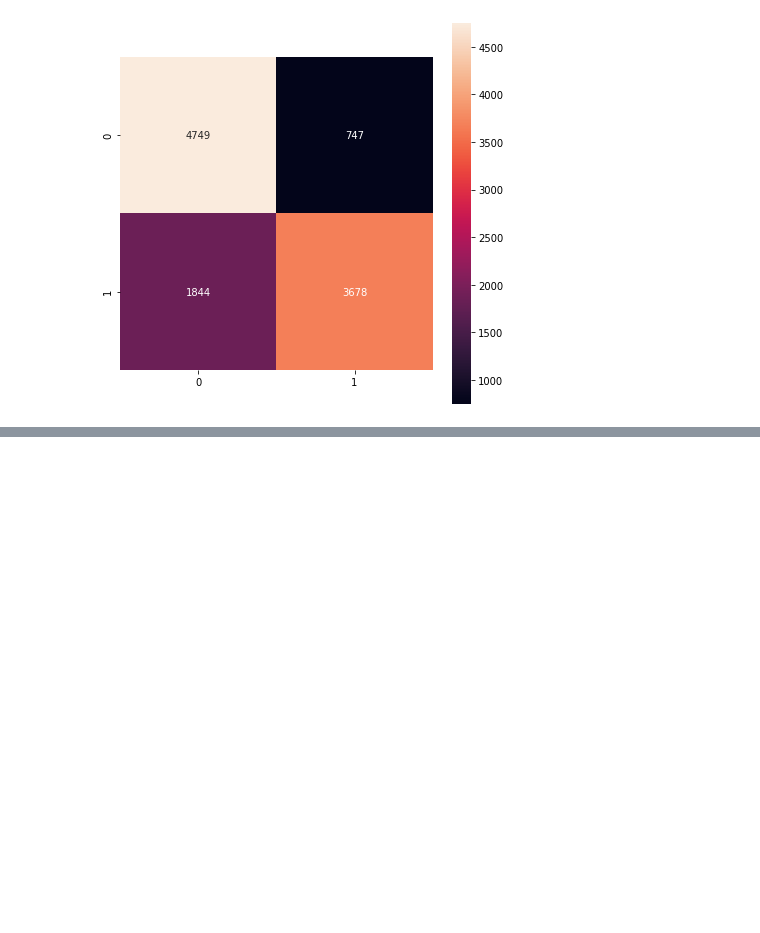
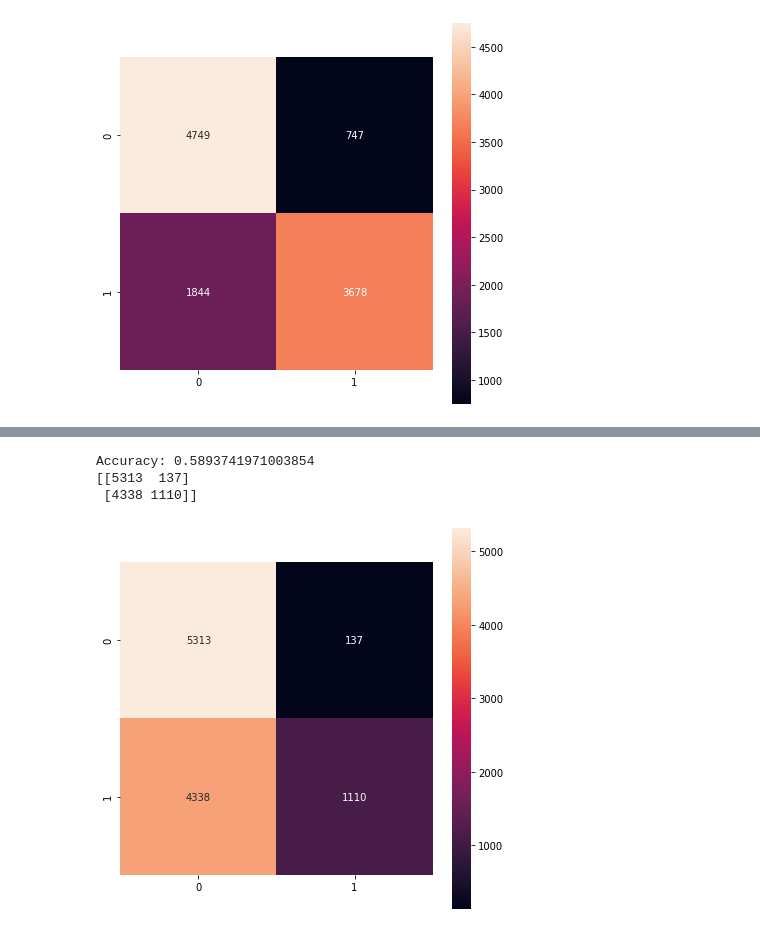
Before and after one commit to JavierAlvarezBenito/Python-imdea, a Jupyter notebook: Mexico_Classification.ipynb, the cells around one changed output, grey strips where cells are left out. Cells and saved outputs as stored; diff of their text form; code cells hidden in the pictures; blank space fills up the shorter version.

```diff
--- a/Mexico_Classification.ipynb
+++ b/Mexico_Classification.ipynb
@@ -1293,0 +1369,8 @@ Total accuracy: 76.48393537847159 %
+# %%
+from imblearn.under_sampling import NearMiss
+
+#undersample = NearMiss(version=3, n_neighbors_ver3=3)
+undersample = NearMiss(version=1, n_neighbors=3,random_state=11)
+# transform the dataset
+X, Y = undersample.fit_resample(X, Y)
+X_NA, Y_NA = undersample.fit_resample(X_NA, Y_NA)
@@ -1293,0 +1401,18 @@ Total accuracy: 76.48393537847159 %
+# %%
+X_train, X_test, Y_train, Y_test = train_test_split(X, Y, test_size = 0.2, random_state=2)
+
+
+X_train_NA, X_test_NA, Y_train_NA, Y_test_NA = train_test_split(X_NA, Y_NA, test_size = 0.2, random_state=2)
+# %%
+print('Accuracy:',accuracy_score(Y_test,X_test))
+
+matrix = confusion_matrix(Y_test, X_test)
+print(matrix)
+plt.figure(figsize=(7,7))
+sns.heatmap(matrix,annot=True, square = True, fmt='g')
+plt.show()
+# %% [output]
+Accuracy: 0.5893741971003854
+[[5313  137]
+ [4338 1110]]
+[figure, added]
```
Also changed, not shown: parts of 31 cells of this notebook, 2 other files.
